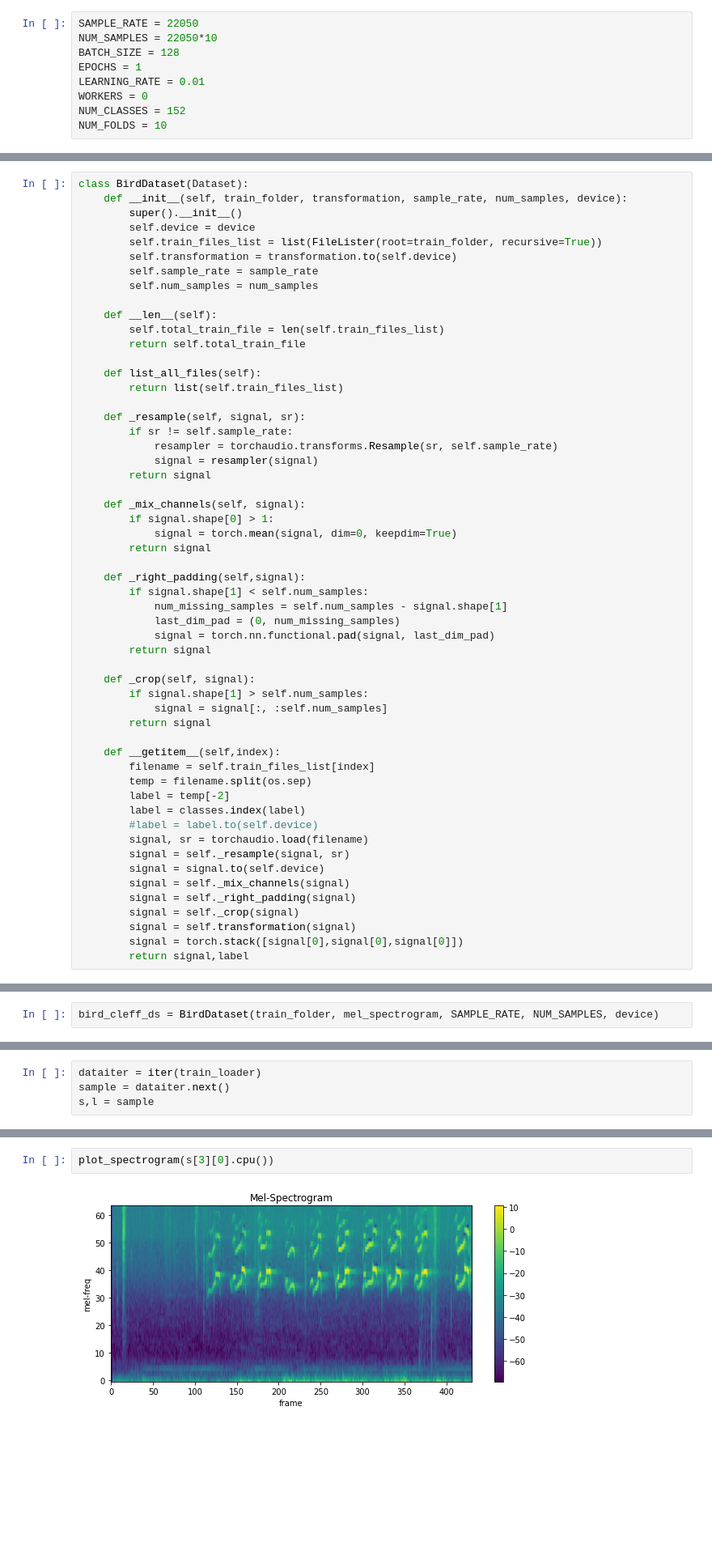
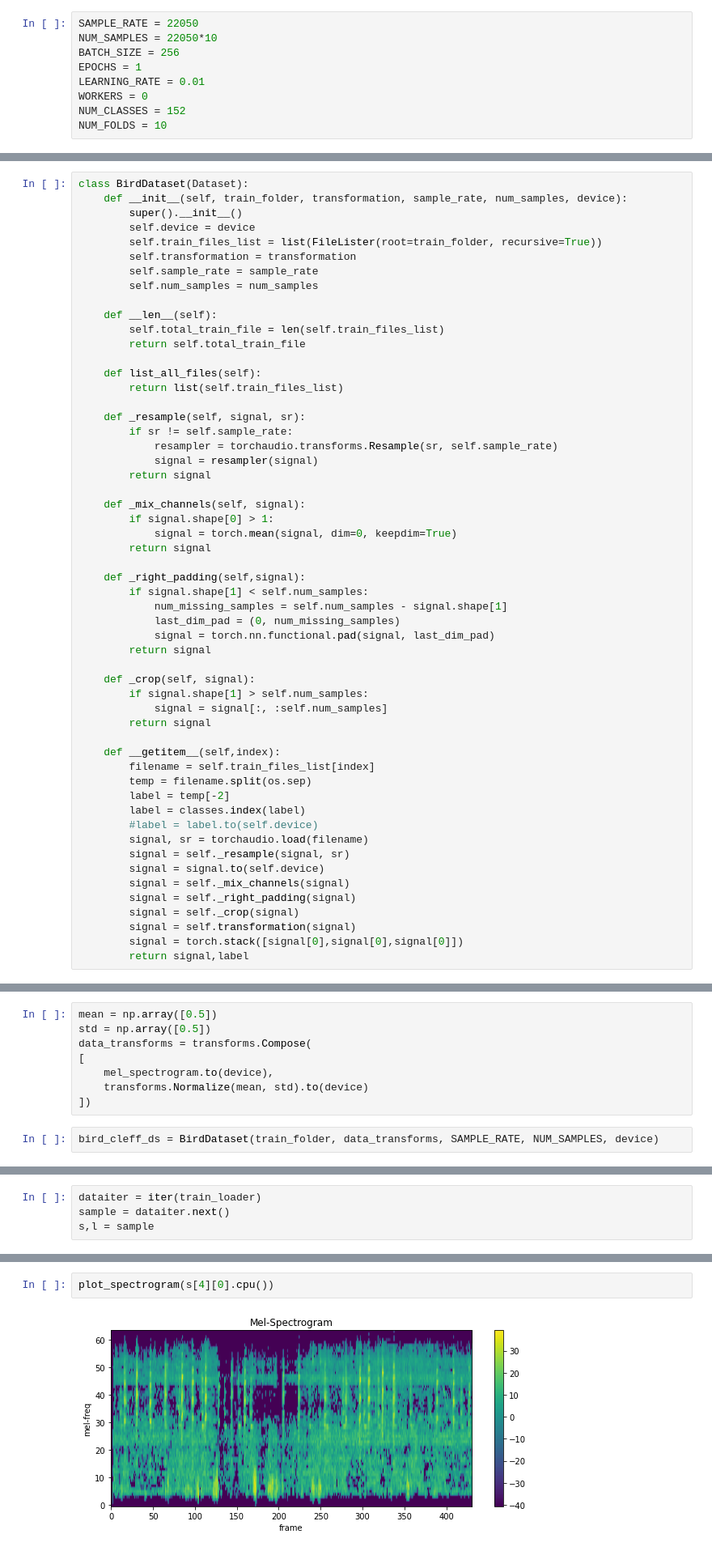
Before and after one commit to Akhilesh-K-Yadav/Kaggle-Projects, a Jupyter notebook: BirdCLEF-22/birdcleff22-pytorch.ipynb, the cells around one changed output, grey strips where cells are left out. Shown at 81% size. Cells and saved outputs as stored; diff of their text form; blank space fills up the shorter version.

Commit message:
Ver 7 | Normalized the mel-spectrograms

```diff
--- a/BirdCLEF-22/birdcleff22-pytorch.ipynb
+++ b/BirdCLEF-22/birdcleff22-pytorch.ipynb
@@ -50,7 +50,7 @@ print(classes)
 # %%
 SAMPLE_RATE = 22050
 NUM_SAMPLES = 22050*10
-BATCH_SIZE = 128
+BATCH_SIZE = 256
 EPOCHS = 1
 LEARNING_RATE = 0.01
 WORKERS = 0
@@ -87,7 +88,7 @@ class BirdDataset(Dataset):
         super().__init__()
         self.device = device
         self.train_files_list = list(FileLister(root=train_folder, recursive=True))
-        self.transformation = transformation.to(self.device)
+        self.transformation = transformation
         self.sample_rate = sample_rate
         self.num_samples = num_samples
 
@@ -138,8 +139,16 @@ class BirdDataset(Dataset):
         return signal,label
 # %%
 mel_spectrogram = torchaudio.transforms.MelSpectrogram(sample_rate=SAMPLE_RATE, n_fft=1024, hop_length=512, n_mels=64)
+# %%
+mean = np.array([0.5])
+std = np.array([0.5])
+data_transforms = transforms.Compose(
+[
+    mel_spectrogram.to(device),
+    transforms.Normalize(mean, std).to(device)
+])
 # %%
-bird_cleff_ds = BirdDataset(train_folder, mel_spectrogram, SAMPLE_RATE, NUM_SAMPLES, device)
+bird_cleff_ds = BirdDataset(train_folder, data_transforms, SAMPLE_RATE, NUM_SAMPLES, device)
 # %%
 train_loader = DataLoader(bird_cleff_ds, batch_size=BATCH_SIZE, shuffle=True)
 # %%
@@ -175,9 +204,9 @@ def plot_spectrogram(spec, xmax=None):
     fig.colorbar(im, ax=axs)
     plt.show(block=False)
 # %%
-plot_spectrogram(s[3][0].cpu())
+plot_spectrogram(s[4][0].cpu())
 # %% [output]
-[figure, old version]
+[figure, new version]
 # %%
 def get_model():
     model = models.resnet18(pretrained=True)
```
Also changed, not shown: parts of 6 cells of this notebook.
